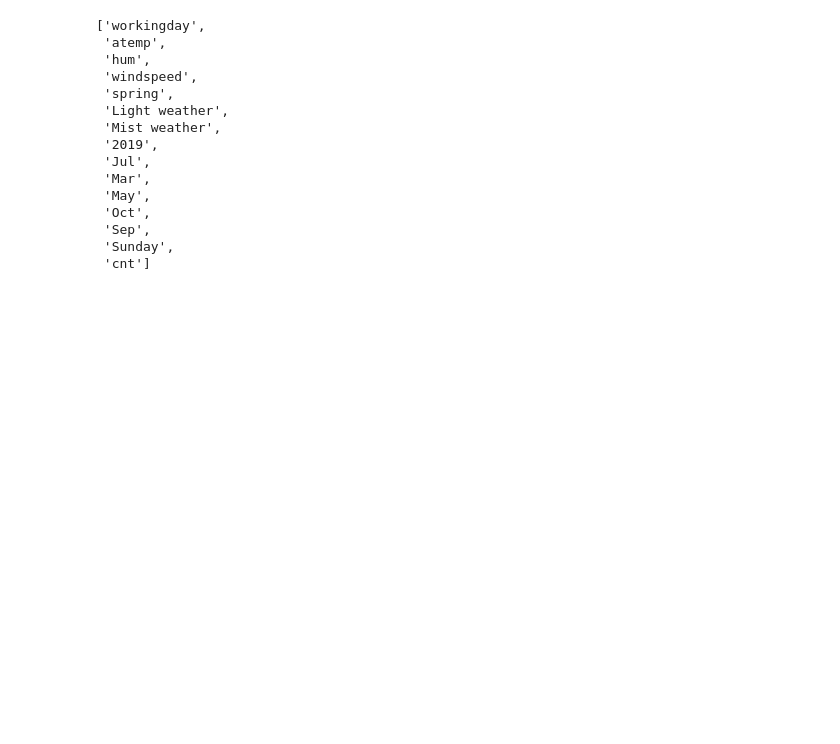
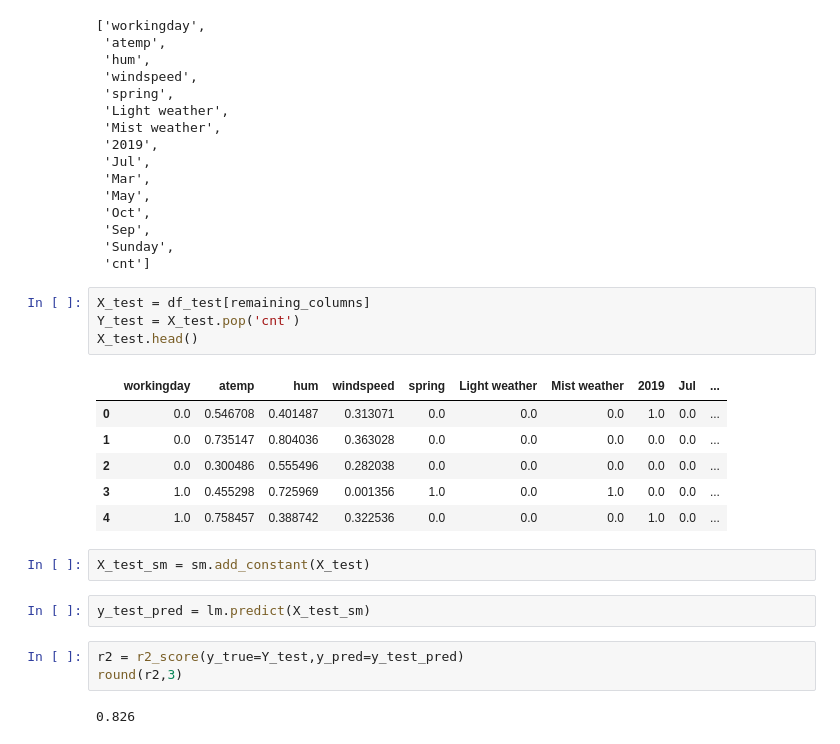
Before and after one commit to mohakp/bikeDemandLinReg, a Jupyter notebook: Mohak Purushottam Pingle.ipynb, the cells around one changed output. Drawn from its saved outputs; the diff is of its cells as text; blank space fills up the shorter version.

```diff
--- a/Mohak Purushottam Pingle.ipynb
+++ b/Mohak Purushottam Pingle.ipynb
@@ -1178,3 +1178,23 @@ remaining_columns
  'Sep',
  'Sunday',
  'cnt']
+# %%
+X_test = df_test[remaining_columns]
+Y_test = X_test.pop('cnt')
+X_test.head()
+# %% [output]
+|  | workingday | atemp | hum | windspeed | spring | Light weather | Mist weather | 2019 | Jul | ... |
+| 0 | 0.0 | 0.546708 | 0.401487 | 0.313071 | 0.0 | 0.0 | 0.0 | 1.0 | 0.0 | ... |
+| 1 | 0.0 | 0.735147 | 0.804036 | 0.363028 | 0.0 | 0.0 | 0.0 | 0.0 | 0.0 | ... |
+| 2 | 0.0 | 0.300486 | 0.555496 | 0.282038 | 0.0 | 0.0 | 0.0 | 0.0 | 0.0 | ... |
+| 3 | 1.0 | 0.455298 | 0.725969 | 0.001356 | 1.0 | 0.0 | 1.0 | 0.0 | 0.0 | ... |
+| 4 | 1.0 | 0.758457 | 0.388742 | 0.322536 | 0.0 | 0.0 | 0.0 | 1.0 | 0.0 | ... |
+# %%
+X_test_sm = sm.add_constant(X_test)
+# %%
+y_test_pred = lm.predict(X_test_sm)
+# %%
+r2 = r2_score(y_true=Y_test,y_pred=y_test_pred)
+round(r2,3)
+# %% [output]
+0.826
```
Also changed, not shown: parts of 13 cells of this notebook, 1 other file.
